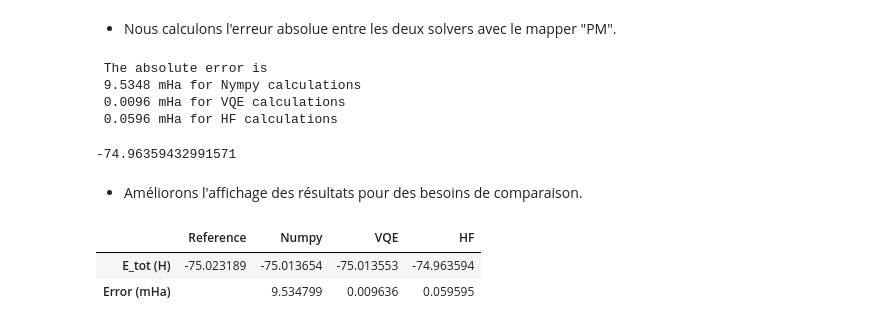
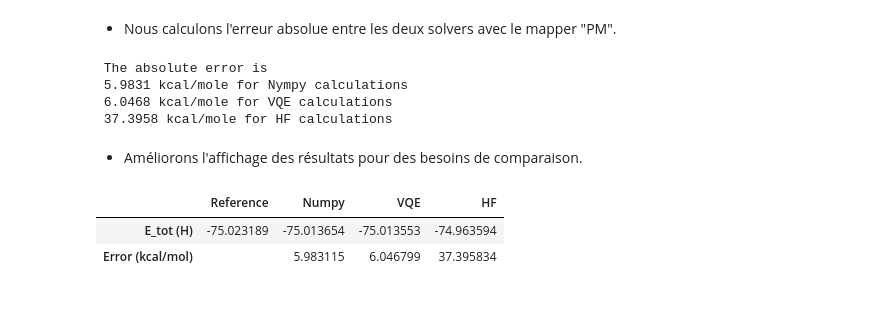
Before and after one commit to NanaEngo/PHY4268_Tutoriels_2024, a Jupyter notebook: PHY4248_ Tutorial 3 - Qiskit VQE_ 240510.ipynb, the cells around one changed output. Saved outputs shown, nothing was run; the diff lists cells and outputs as text; code cells hidden in the pictures.

```diff
--- a/PHY4248_ Tutorial 3 - Qiskit VQE_ 240508.ipynb
+++ b/PHY4248_ Tutorial 3 - Qiskit VQE_ 240510.ipynb
@@ -308,38 +305,33 @@ print(NP_GS_res)
 * Nous calculons l'erreur absolue entre les deux solvers avec le mapper "PM".
 # %%
 res_exp = -75.023189 # valeur expérimentale?
-error_NP = (NP_GS_res.total_energies[0] - res_exp) * 1000
-error_VQE = (GS_res.total_energies[0] - res_exp)
-error_HF = (NP_GS_res.hartree_fock_energy - res_exp)
+au2kcalc = 627.503
+error_NP = (NP_GS_res.total_energies[0] - res_exp) * au2kcalc
+error_VQE = (GS_res.total_energies[0] - res_exp) * au2kcalc
+error_HF = (GS_res.hartree_fock_energy - res_exp) * au2kcalc
 
-print(f'\n The absolute error is \n {error_NP:.4f} mHa for Nympy calculations \
-      \n {error_VQE:.4f} mHa for VQE calculations\
-      \n {error_HF:.4f} mHa for HF calculations')
+print(f'\n The absolute error is \n {error_NP:.4f} kcal/mole for Nympy calculations \
+      \n {error_VQE:.4f} kcal/mole for VQE calculations\
+      \n {error_HF:.4f} kcal/mole for HF calculations')
 # %% [output]
  The absolute error is
- 9.5348 mHa for Nympy calculations
- 0.0096 mHa for VQE calculations
- 0.0596 mHa for HF calculations
+ 5.9831 kcal/mole for Nympy calculations
+ 6.0468 kcal/mole for VQE calculations
+ 37.3958 kcal/mole for HF calculations
-# %%
-NP_GS_res.hartree_fock_energy
-# %% [output]
--74.96359432991571
 # %% [markdown]
 - Améliorons l'affichage des résultats pour des besoins de comparaison.
 # %%
 import pandas as pd
 
 # Create the exact results dataframe
-# list_res = [res_exp, NP_GS_res.total_energies[0], error_NP, GS_res.total_energies[0], error_VQE]
-# dict_res = {'Hartree': list_res}
 dict_res = {'Reference': [res_exp, ''],
             'Numpy': [NP_GS_res.total_energies[0], error_NP],
             'VQE': [GS_res.total_energies[0], error_VQE],
-            'HF': [NP_GS_res.hartree_fock_energy, error_HF]}
-df = pd.DataFrame(dict_res, index = ['E_tot (H)', 'Error (mHa)'])
+            'HF': [GS_res.hartree_fock_energy, error_HF]}
+df = pd.DataFrame(dict_res, index = ['E_tot (H)', 'Error (kcal/mol)'])
 
 df
 # %% [output]
 |  | Reference | Numpy | VQE | HF |
 | E_tot (H) | -75.023189 | -75.013654 | -75.013553 | -74.963594 |
-| Error (mHa) |  | 9.534799 | 0.009636 | 0.059595 |
+| Error (kcal/mol) |  | 5.983115 | 6.046799 | 37.395834 |
```
Also changed, not shown: parts of 6 cells of this notebook, 6 other files.
